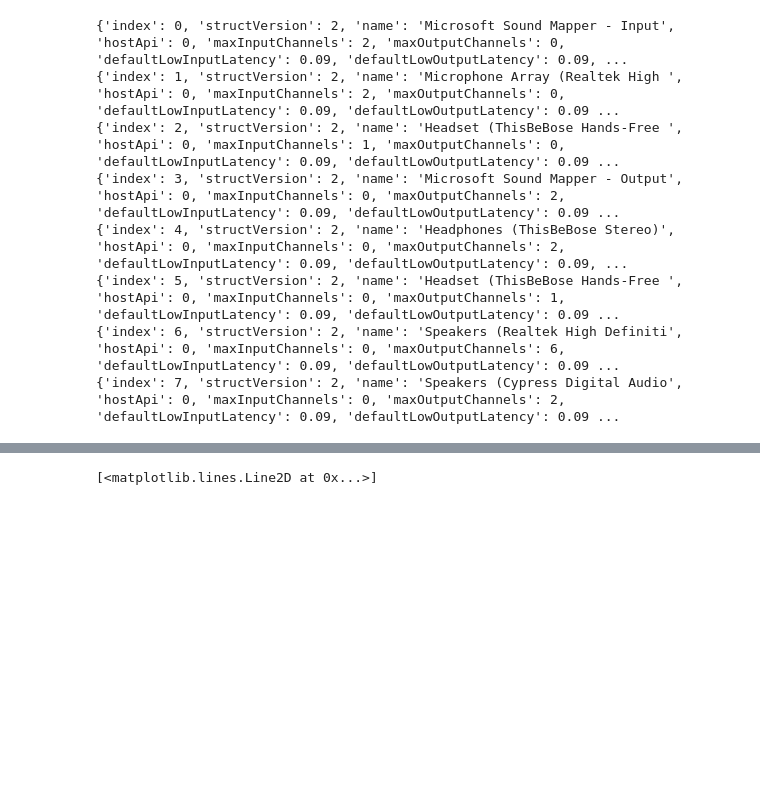
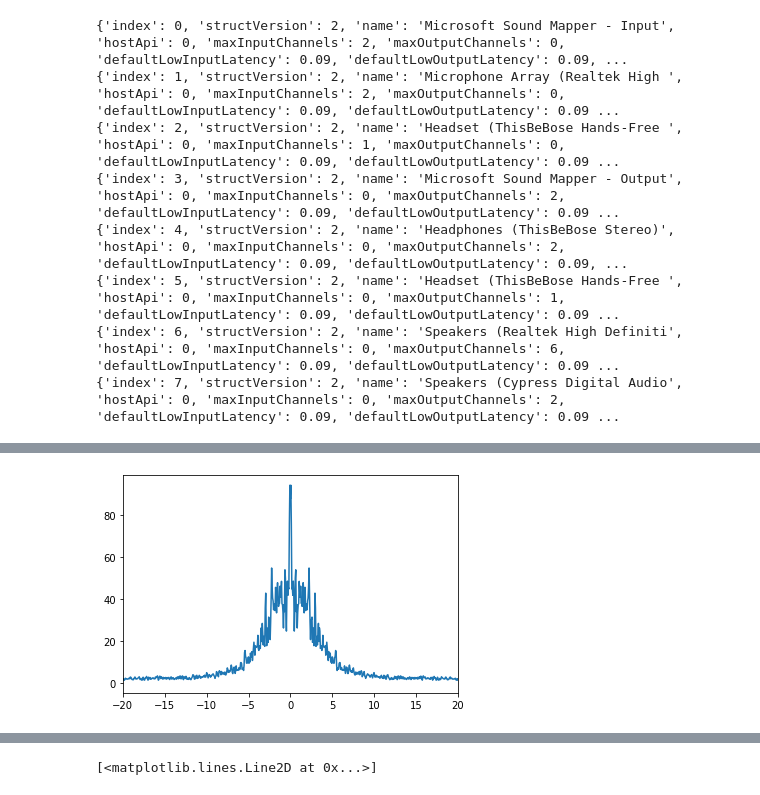
Before and after one commit to daguiam/texture_vibration_generator, a Jupyter notebook: test_notebook.ipynb, the cells around one changed output, grey strips where cells are left out. Cells and saved outputs as stored; diff of their text form; code cells hidden in the pictures; blank space fills up the shorter version.

```diff
--- a/test_notebook.ipynb
+++ b/test_notebook.ipynb
@@ -102,0 +266,81 @@ def window_easing(n, easing=None):
+# %%
+filename = "textures\PP\MT-11020\MT-11020_spectrum.txt"
+filename = "textures\\ABS\\MT-11030\\MT-11030_spectrum.txt"
+filename = "textures\\PP\\MT-11020\\MT-11020_spectrum.txt"
+filename = "textures\\ABS\\MT-11020\\MT-11020_spectrum.txt"
+
+freqs, spectrum = np.loadtxt(filename, delimiter=',', unpack=True)
+fs_texture = 1024
+
+
+
+# spectrum = np.power(spectrum, 1)
+
+# spectrum = spectrum/np.max(spectrum)
+# spectrum[np.int(spectrum.size/2)] =0
+
+
+# spectrum = sig-np.min(spectrum)
+# spectrum = sig/np.ptp(spectrum)
+plt.plot(freqs,spectrum, '-')
+# remake the spectrum
+
+# plt.xlim(8500,9500)
+
+# spectrum = spectrum[:np.int(spectrum.size/2)]
+# spectrum = np.concatenate([spectrum, np.flip(spectrum)])
+# plt.plot(spectrum, '.')
+# plt.xlim(8000,9000)
+plt.xlim(-20,20)
+spectrum = np.fft.fftshift(spectrum)
+
+plt.figure()
+# plt.plot(spectrum)
+plt.loglog(spectrum)
+
+# plt.xlim(-50,100)
+
+sig = np.fft.ifft(spectrum).real
+# plt.plot(np.fft.fftshift(spectrum), '-')
+
+window = window_easing(sig.size, 512)
+window = np.blackman(sig.size)
+window = np.hanning(sig.size)
+
+# sig = sig*window
+sig = signal.detrend(sig)
+sig = sig-np.mean(sig)
+
+sig = sig/np.max(sig)
+
+plt.figure()
+plt.plot(sig)
+
+
+cutoff = 3
+sig = butter_highpass_filter(sig, cutoff, fs_texture, order=5)
+cutoff = 200
+# sig = butter_lowpass_filter(sig, cutoff, fs_texture, order=5)
+
+
+plt.plot(sig)
+
+# plt.plot(np.concatenate([sig, sig,sig,sig]),'.')
+
+plt.plot(window)
+print(spectrum.size)
+# plt.xlim(-100,100)
+
+
+# sig2 = np.abs(sig)
+
+# sig2 = np.clip(sig2, a_min=0.2,a_max=1)
+# plt.plot(sig2, '.')
+
+# plt.figure()
+
+
+# ftsig2 = np.fft.fft(sig2)
+# ftsig2[0]=0
+# plt.plot(ftsig2 ,'.')
+# %% [output]
@@ -102,0 +348 @@ def window_easing(n, easing=None):
+[figure, added]
```
Also changed, not shown: parts of 22 cells of this notebook, 21 other files.
